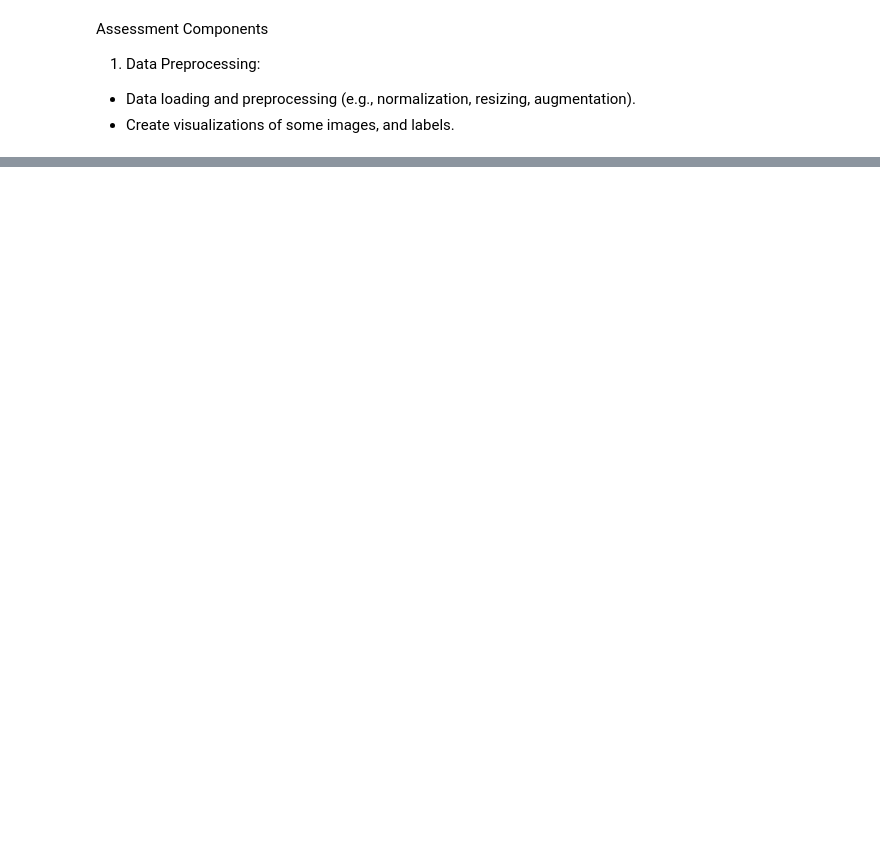
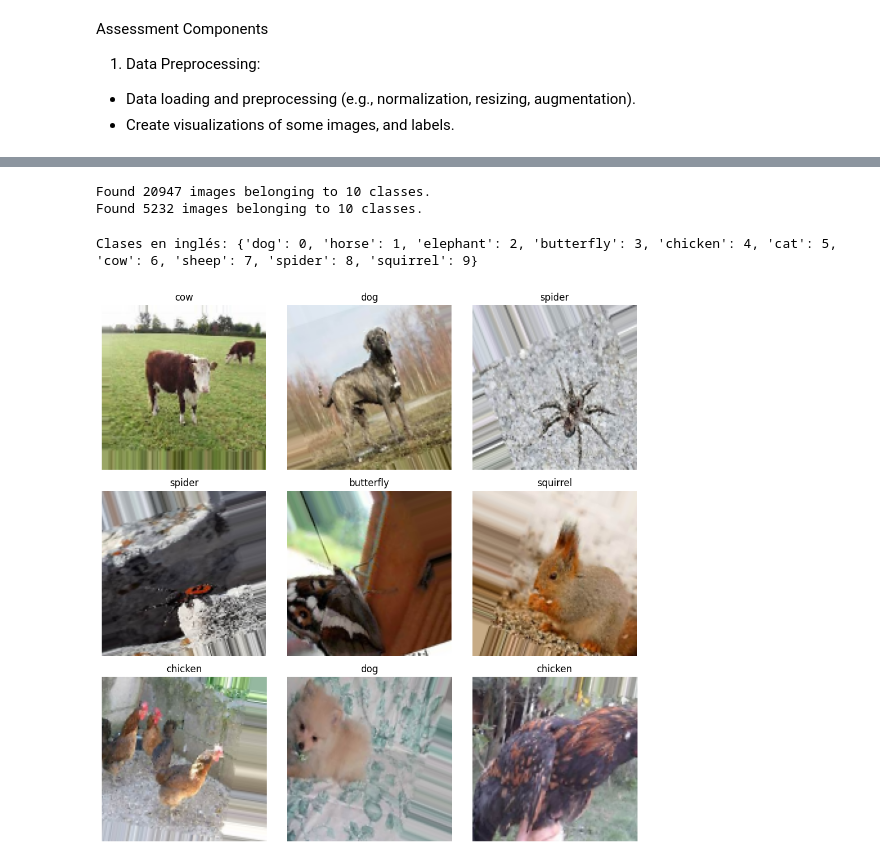
Before and after one commit to malvarezgarcia1213-png/Project-I-Deep-Learning-Image-Classification-with-CNN, a Jupyter notebook: Main.ipynb, the cells around one changed output, grey strips where cells are left out. Cells and saved outputs as stored; diff of their text form; code cells hidden in the pictures; blank space fills up the shorter version.

```diff
--- a/Main.ipynb
+++ b/Main.ipynb
@@ -35,0 +71,46 @@ Número de clases: 10
+# %%
+img_height, img_width = 128, 128
+batch_size = 32
+
+train_gen = train_datagen.flow_from_directory(
+    dataset_dir,
+    target_size=(img_height, img_width),
+    batch_size=batch_size,
+    class_mode='categorical',
+    subset='training'
+)
+
+val_gen = val_datagen.flow_from_directory(
+    dataset_dir,
+    target_size=(img_height, img_width),
+    batch_size=batch_size,
+    class_mode='categorical',
+    subset='validation'
+)
+# %% [output]
+Found 20947 images belonging to 10 classes.
+Found 5232 images belonging to 10 classes.
+# %%
+train_gen.class_indices = {translate_to_english[k]: v for k, v in train_gen.class_indices.items()}
+val_gen.class_indices   = {translate_to_english[k]: v for k, v in val_gen.class_indices.items()}
+
+print("Clases en inglés:", train_gen.class_indices)
+# %% [output]
+Clases en inglés: {'dog': 0, 'horse': 1, 'elephant': 2, 'butterfly': 3, 'chicken': 4, 'cat': 5, 'cow': 6, 'sheep': 7, 'spider': 8, 'squirrel': 9}
+# %%
+# Obtener un batch de imágenes y etiquetas
+x_batch, y_batch = next(train_gen)
+
+plt.figure(figsize=(10,10))
+for i in range(9):
+    plt.subplot(3,3,i+1)
+    plt.imshow(x_batch[i])
+    label_index = np.argmax(y_batch[i])
+    label_name = list(train_gen.class_indices.keys())[label_index]
+    plt.title(label_name)
+    plt.axis('off')
+
+plt.tight_layout()
+plt.show()
+# %% [output]
+[figure, added]
```
Also changed, not shown: parts of 7 cells of this notebook.
